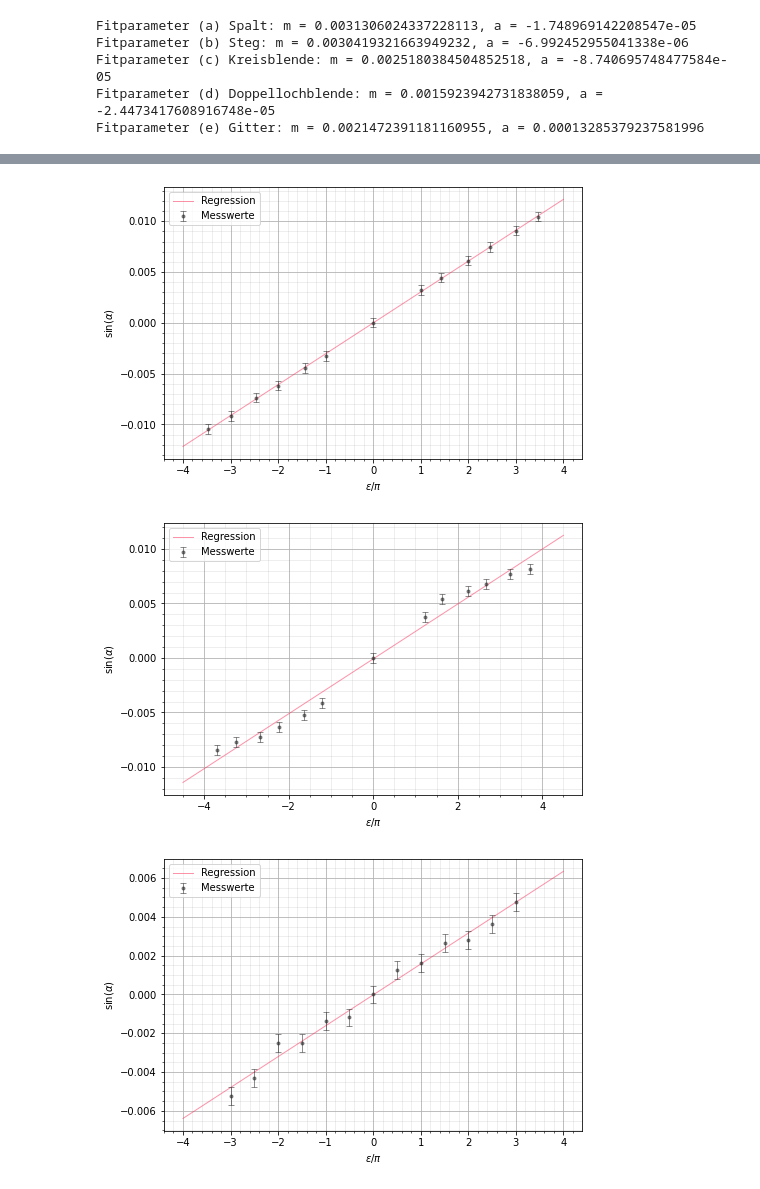
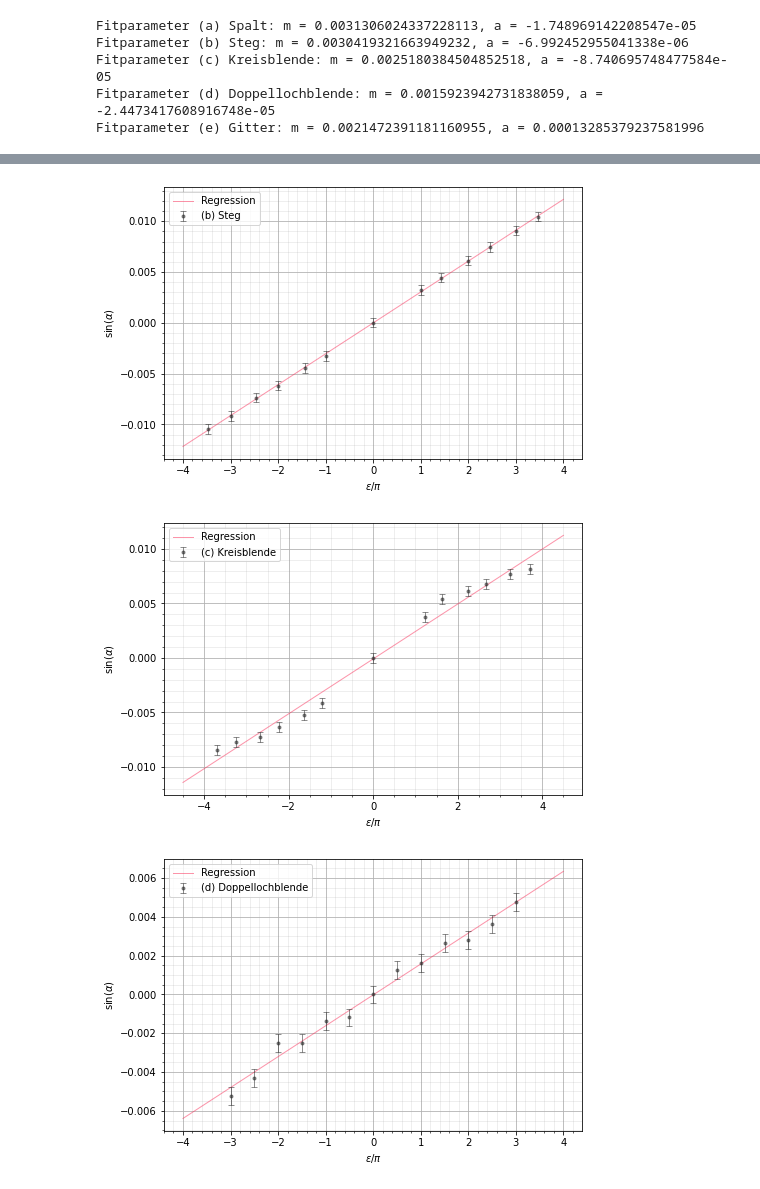
Before and after one commit to CVC97/ExPhy-III-Praktikum, a Jupyter notebook: 24_BILSL/24_BILSL.ipynb, the cells around one changed output, grey strips where cells are left out. Saved outputs shown, nothing was run; the diff lists cells and outputs as text; code cells hidden in the pictures.

```diff
--- a/24_BILSL/24_BILSL.ipynb
+++ b/24_BILSL/24_BILSL.ipynb
@@ -511,14 +511,14 @@ plt.show()
 # (b) Steg
 
 fig, ax = plt.subplots(figsize=(7.5,5))
-ax.set_xlabel(r'$\epsilon/\pi$')
+ax.set_xlabel(r'$\varepsilon/\pi$')
 ax.set_ylabel(r'sin($\alpha$)')
 ax.grid()
 ax.grid(which='minor', color = '#999999', alpha = 0.2, linestyle = '-')
 ax.minorticks_on()
 
 ax.plot(b_steg_x, lin_reg(b_steg_x, *popt_b_steg), color = 'xkcd:red pink', alpha = 0.5, linewidth = 1, label = 'Regression')
-ax.errorbar(b_steg_eps_pi_array, b_steg_y, yerr = b_steg_y_err, fmt = '.', color = '#212121', alpha = 0.5, linewidth = 1, ecolor = '#212121', capsize = 3, label = 'Messwerte')
+ax.errorbar(b_steg_eps_pi_array, b_steg_y, yerr = b_steg_y_err, fmt = '.', color = '#212121', alpha = 0.5, linewidth = 1, ecolor = '#212121', capsize = 3, label = '(b) Steg')
 
 ax.legend()
 ax.legend(loc = "upper left")
@@ -526,47 +526,47 @@ ax.legend(loc = "upper left")
 plt.savefig('./V24_b_Steg.pgf', facecolor = 'white', bbox_inches='tight')
 plt.show()
 # %% [output]
-[figure, old version]
+[figure, new version]
 # %%
 # (c) Kreisblende
 
 fig, ax = plt.subplots(figsize=(7.5,5))
-ax.set_xlabel(r'$\epsilon/\pi$')
+ax.set_xlabel(r'$\varepsilon/\pi$')
 ax.set_ylabel(r'sin($\alpha$)')
 ax.grid()
 ax.grid(which='minor', color = '#999999', alpha = 0.2, linestyle = '-')
 ax.minorticks_on()
 
 ax.plot(c_kreisblende_x, lin_reg(c_kreisblende_x, *popt_c_kreisblende), color = 'xkcd:red pink', alpha = 0.5, linewidth = 1, label = 'Regression')
-ax.errorbar(c_kreisblende_eps_pi_array, c_kreisblende_y, yerr = c_kreisblende_y_err, fmt = '.', color = '#212121', alpha = 0.5, linewidth = 1, ecolor = '#212121', capsize = 3, label = 'Messwerte')
+ax.errorbar(c_kreisblende_eps_pi_array, c_kreisblende_y, yerr = c_kreisblende_y_err, fmt = '.', color = '#212121', alpha = 0.5, linewidth = 1, ecolor = '#212121', capsize = 3, label = '(c) Kreisblende')
 
 ax.legend()
 ax.legend(loc = "upper left")
 
-plt.savefig('./V24_c_kreisblende.pgf', facecolor = 'white', bbox_inches='tight')
+plt.savefig('./V24_c_Kreisblende.pgf', facecolor = 'white', bbox_inches='tight')
 plt.show()
 # %% [output]
-[figure, old version]
+[figure, new version]
 # %%
 # (d) Doppellochblende
 
 fig, ax = plt.subplots(figsize=(7.5,5))
-ax.set_xlabel(r'$\epsilon/\pi$')
+ax.set_xlabel(r'$\varepsilon/\pi$')
 ax.set_ylabel(r'sin($\alpha$)')
 ax.grid()
 ax.grid(which='minor', color = '#999999', alpha = 0.2, linestyle = '-')
 ax.minorticks_on()
 
 ax.plot(d_doppellochblende_x, lin_reg(d_doppellochblende_x, *popt_d_doppellochblende), color = 'xkcd:red pink', alpha = 0.5, linewidth = 1, label = 'Regression')
-ax.errorbar(d_doppellochblende_eps_pi_array, d_doppellochblende_y, yerr = d_doppellochblende_y_err, fmt = '.', color = '#212121', alpha = 0.5, linewidth = 1, ecolor = '#212121', capsize = 3, label = 'Messwerte')
+ax.errorbar(d_doppellochblende_eps_pi_array, d_doppellochblende_y, yerr = d_doppellochblende_y_err, fmt = '.', color = '#212121', alpha = 0.5, linewidth = 1, ecolor = '#212121', capsize = 3, label = '(d) Doppellochblende')
 
 ax.legend()
 ax.legend(loc = "upper left")
 
-plt.savefig('./V24_d_doppellochblende.pgf', facecolor = 'white', bbox_inches='tight')
+plt.savefig('./V24_d_Doppellochblende.pgf', facecolor = 'white', bbox_inches='tight')
 plt.show()
 # %% [output]
-[figure, old version]
+[figure, new version]
 # %%
 # (e) Gitter
 
```
Also changed, not shown: parts of 4 cells of this notebook.
